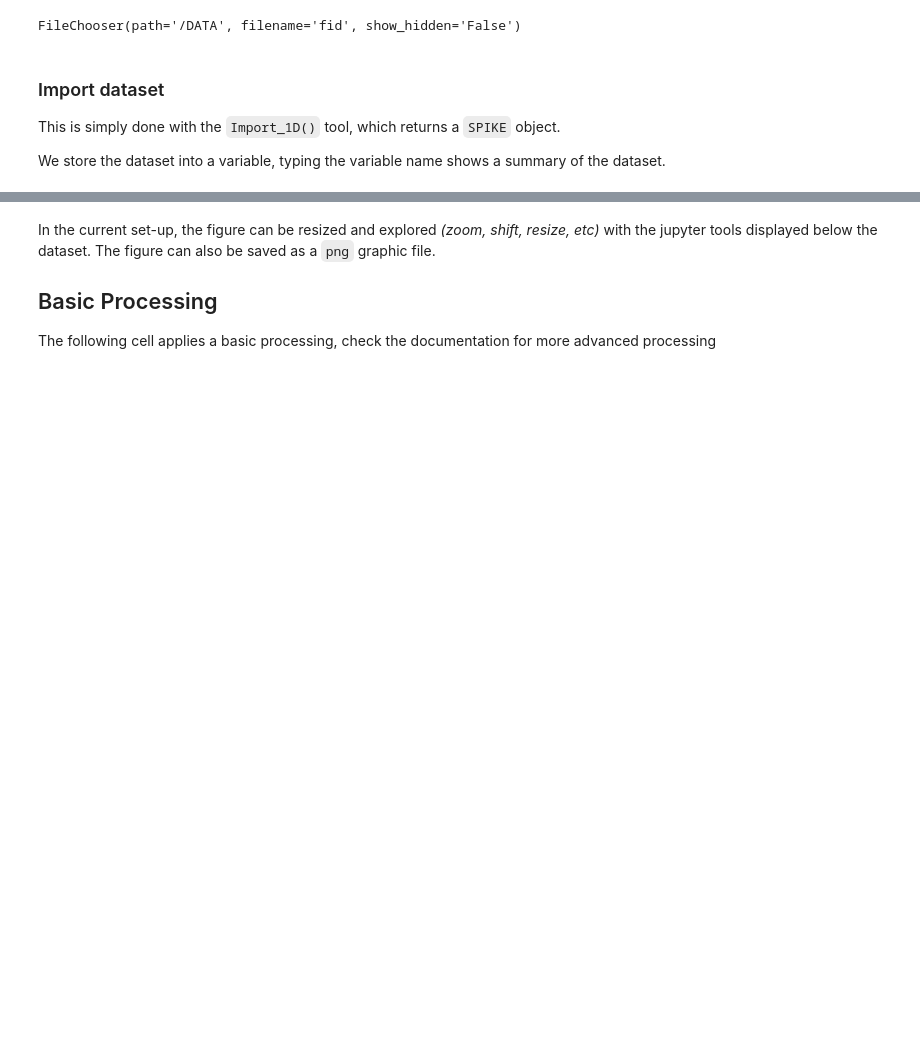
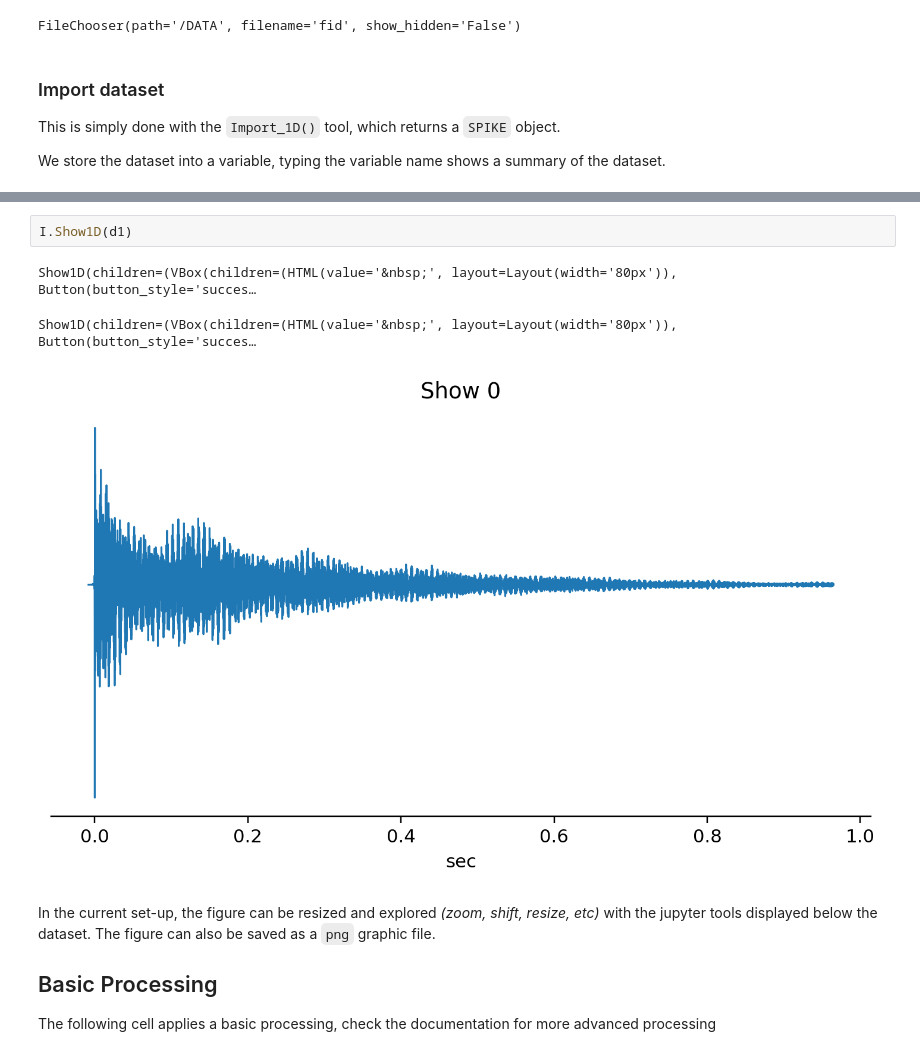
Before and after one commit to spike-project/spike, a Jupyter notebook: Notebooks/Proc1DNMR.ipynb, the cells around one changed output, grey strips where cells are left out. Saved outputs shown, nothing was run; the diff lists cells and outputs as text; blank space fills up the shorter version.

```diff
--- a/Notebooks/Proc1DNMR.ipynb
+++ b/Notebooks/Proc1DNMR.ipynb
@@ -88,6 +89,12 @@ d1.set_unit('sec').display(title=FC.nmrname+" fid")
 # %% [output]
 Reading file  /DATA/ARTEref/1/fid
 Canvas(toolbar=Toolbar(toolitems=[('Home', 'Reset original view', 'home', 'home'), ('Back', 'Back to previous …
+# %%
+I.Show1D(d1)
+# %% [output]
+Show1D(children=(VBox(children=(HTML(value='&nbsp;', layout=Layout(width='80px')), Button(button_style='succes…
+Show1D(children=(VBox(children=(HTML(value='&nbsp;', layout=Layout(width='80px')), Button(button_style='succes…
+[figure, added]
 # %% [markdown]
 In the current set-up, the figure can be resized and explored *(zoom, shift, resize, etc)* with the jupyter tools displayed  below the dataset.
 The figure can also be saved as a `png` graphic file.
```
Also changed, not shown: parts of 6 cells of this notebook, 4 other files.
